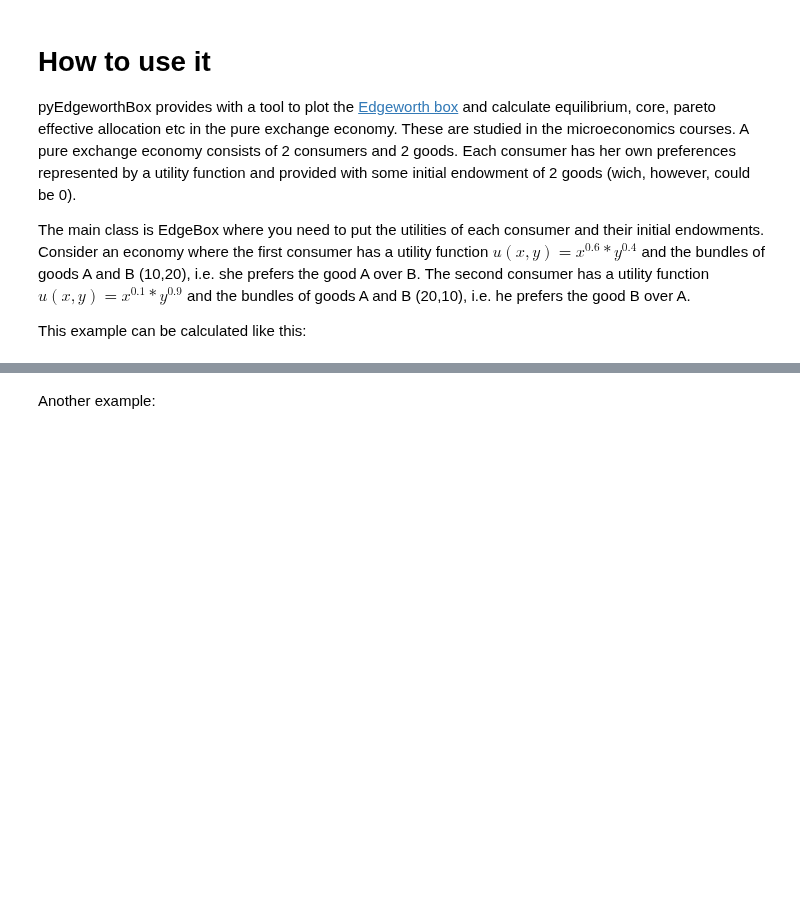
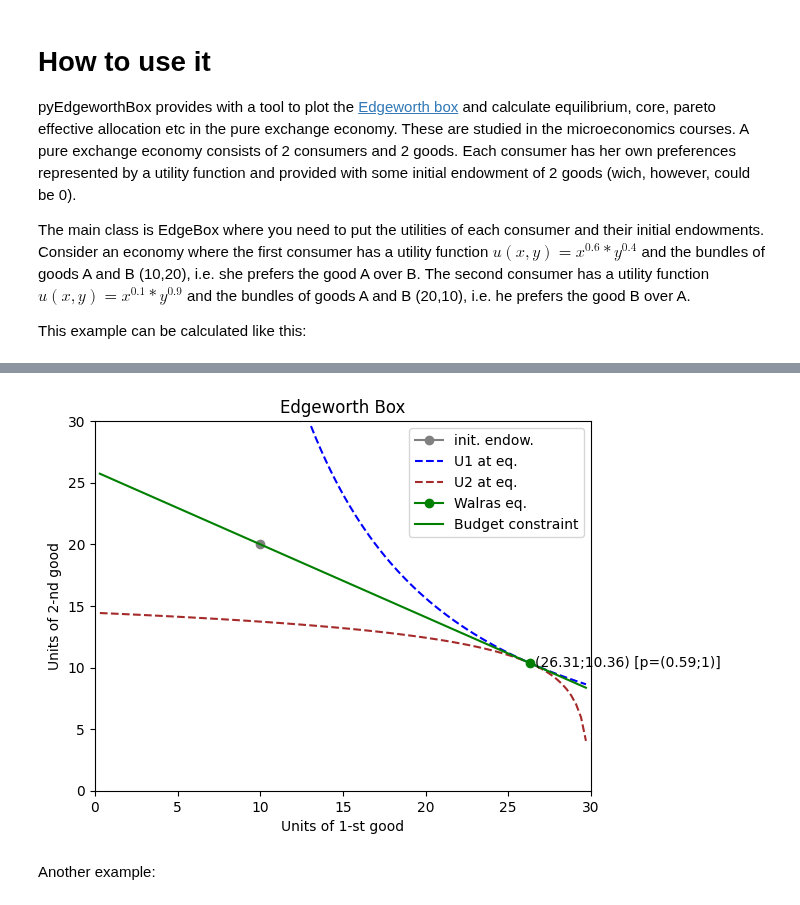
Before and after one commit to maxlit/pyEdgeworthBox, a Jupyter notebook: README.ipynb, the cells around one changed output, grey strips where cells are left out. Drawn from its saved outputs; the diff is of its cells as text; code cells hidden in the pictures; blank space fills up the shorter version.

```diff
--- a/README.ipynb
+++ b/README.ipynb
@@ -23,3 +33,10 @@ EB.plot()
+# %%
+# plot the equilibrium ('eq') that is the distribution after trade and the utilities at equilibrium as well
+# plot as well the budget constraint ('budget')
+# (the price vector is normalized to be 1 for the 2nd product)
+EB.plot(graphs=['eq', 'budget'])
+# %% [output]
+[figure, added]
 # %% [markdown]
 Another example:
 # %%
```
Also changed, not shown: parts of 5 cells of this notebook, 1 other file.
